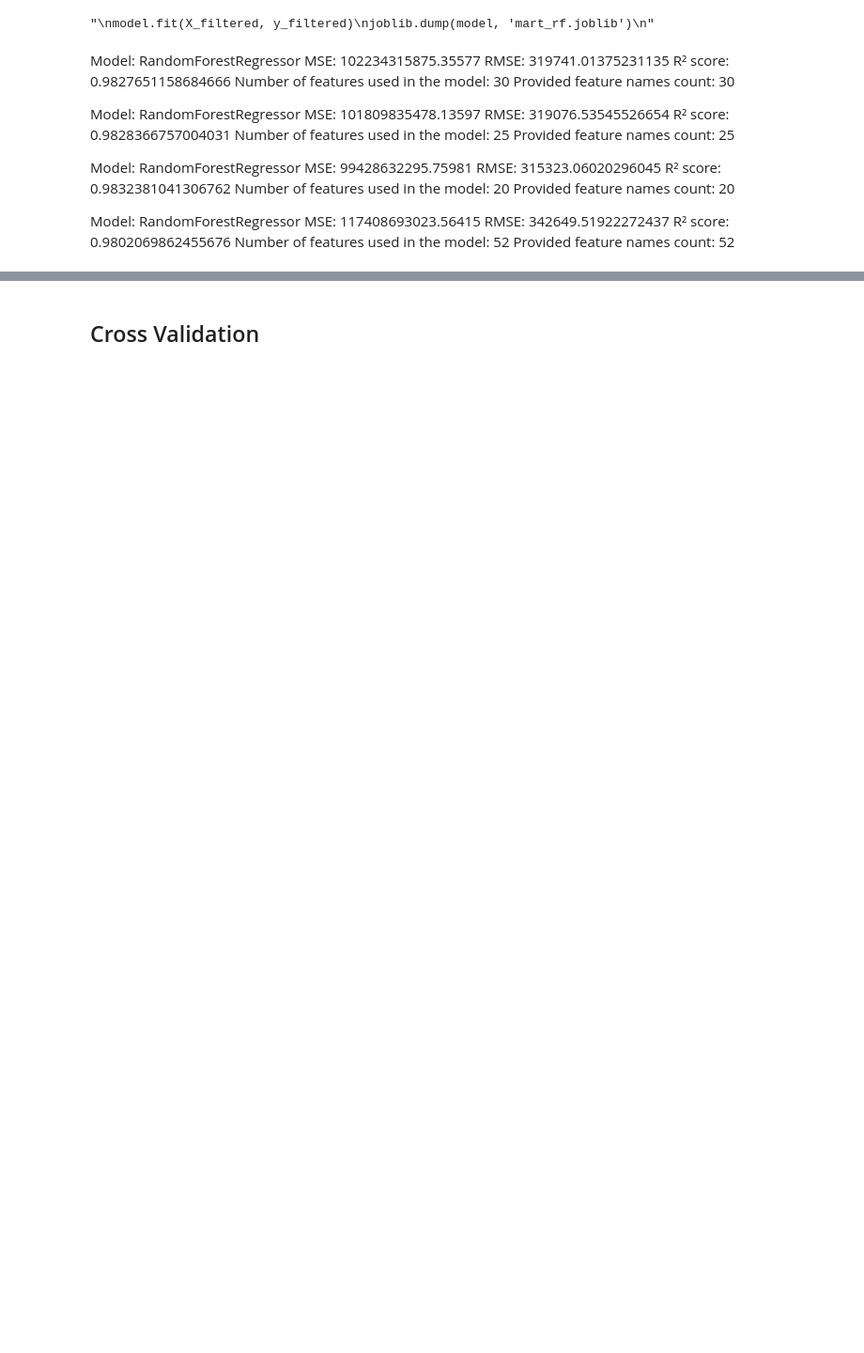
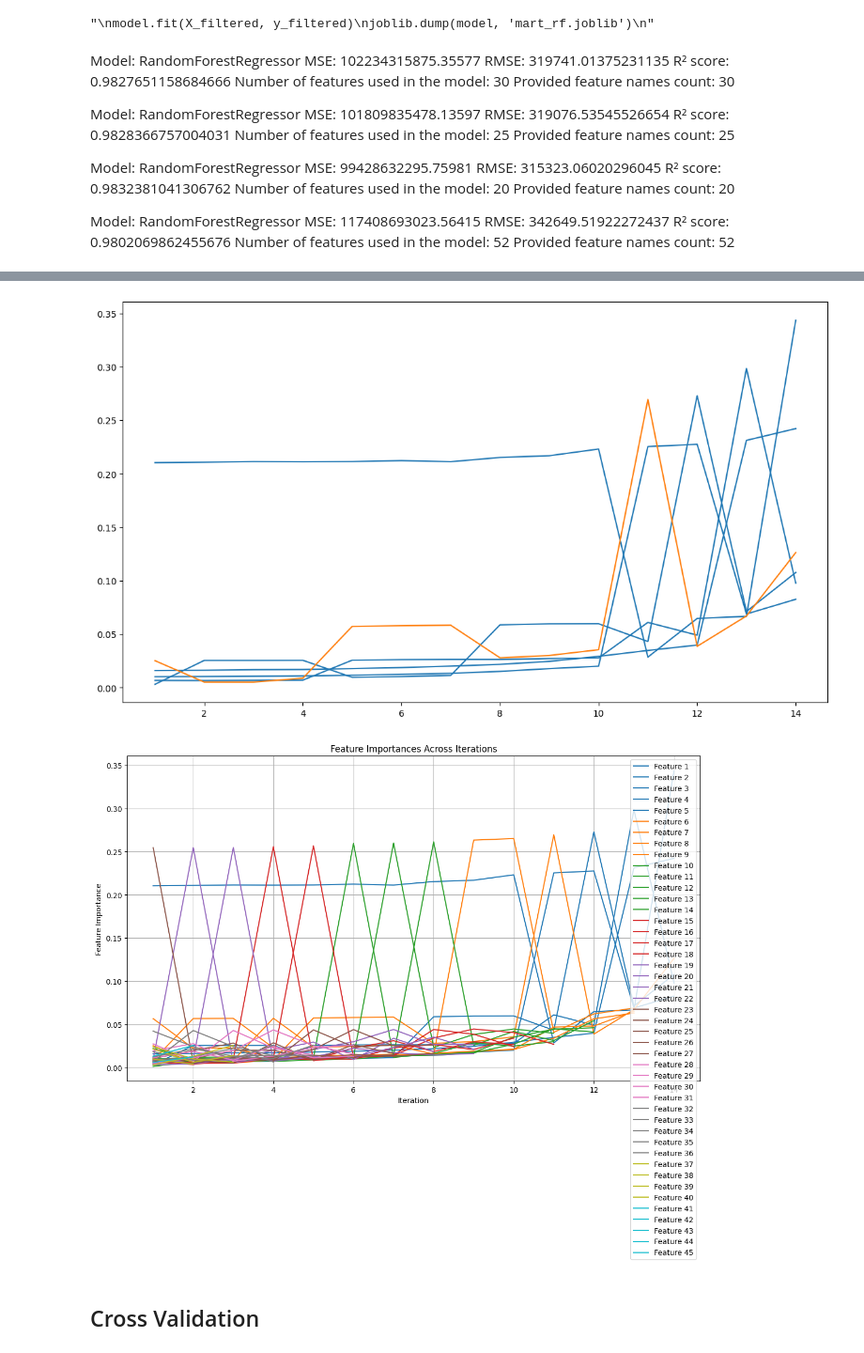
Before and after one commit to mhsendur/RealEstateTweetBot, a Jupyter notebook: modeling_latest.ipynb, the cells around one changed output, grey strips where cells are left out. Shown at 94% size. Saved outputs shown, nothing was run; the diff lists cells and outputs as text; code cells hidden in the pictures; blank space fills up the shorter version.

```diff
--- a/modeling_latest.ipynb
+++ b/modeling_latest.ipynb
@@ -2631,3 +2784,52 @@ Provided feature names count:  52
+# %%
+import matplotlib.pyplot as plt
+import numpy as np
+
+# Assuming feature_importances_history is a list of pd.Series from each iteration
+# with each series containing the importance of features during that iteration.
+
+# Plot feature importances across iterations
+plt.figure(figsize=(14, 8))
+
+# Iterate over each feature in the first iteration (initial set of features)
+initial_num_features = len(feature_importances_history[0])
+
+# Create a color palette for features
+colors = plt.cm.get_cmap('tab10', initial_num_features)
+
+# Plot each feature's importance across iterations
+for feature_index in range(initial_num_features):
+    importance_over_iterations = []
+
+    # Collect the importance of the current feature across all iterations
+    for feature_importances in feature_importances_history:
+        # Check if the feature index exists in the current iteration's importances
+        if feature_index < len(feature_importances):
+            importance_over_iterations.append(feature_importances.iloc[feature_index])
+        else:
+            # If the feature was removed in this iteration, append NaN (or a default value)
+            importance_over_iterations.append(np.nan)
+
+    # Plot the importance of this feature over iterations with a specific color
+    plt.plot(range(1, len(feature_importances_history) + 1), importance_over_iterations,
+             label=f'Feature {feature_index + 1}', color=colors(feature_index))
+
+# Labeling the axes and title
+plt.xlabel('Iteration')
+plt.ylabel('Feature Importance')
+plt.title('Feature Importances Across Iterations')
+
+# Show the legend
+plt.legend()
+
+# Show grid for better readability
+plt.grid(True)
+
+# Display the plot
+plt.show()
+# %% [output]
+[figure, added]
+[figure, added]
 # %% [markdown]
 ## Cross Validation
 # %%
```
Also changed, not shown: parts of 10 cells of this notebook.
